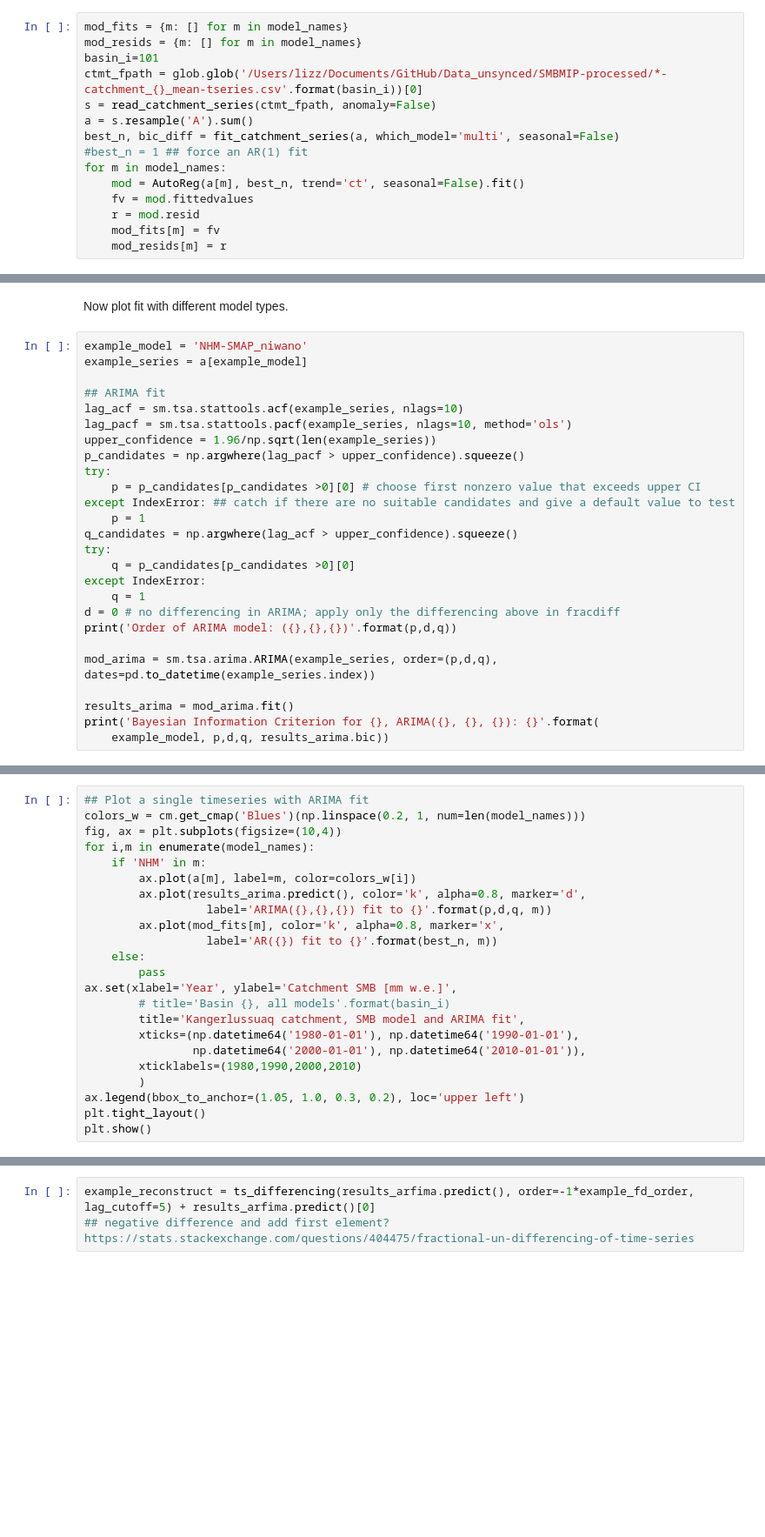
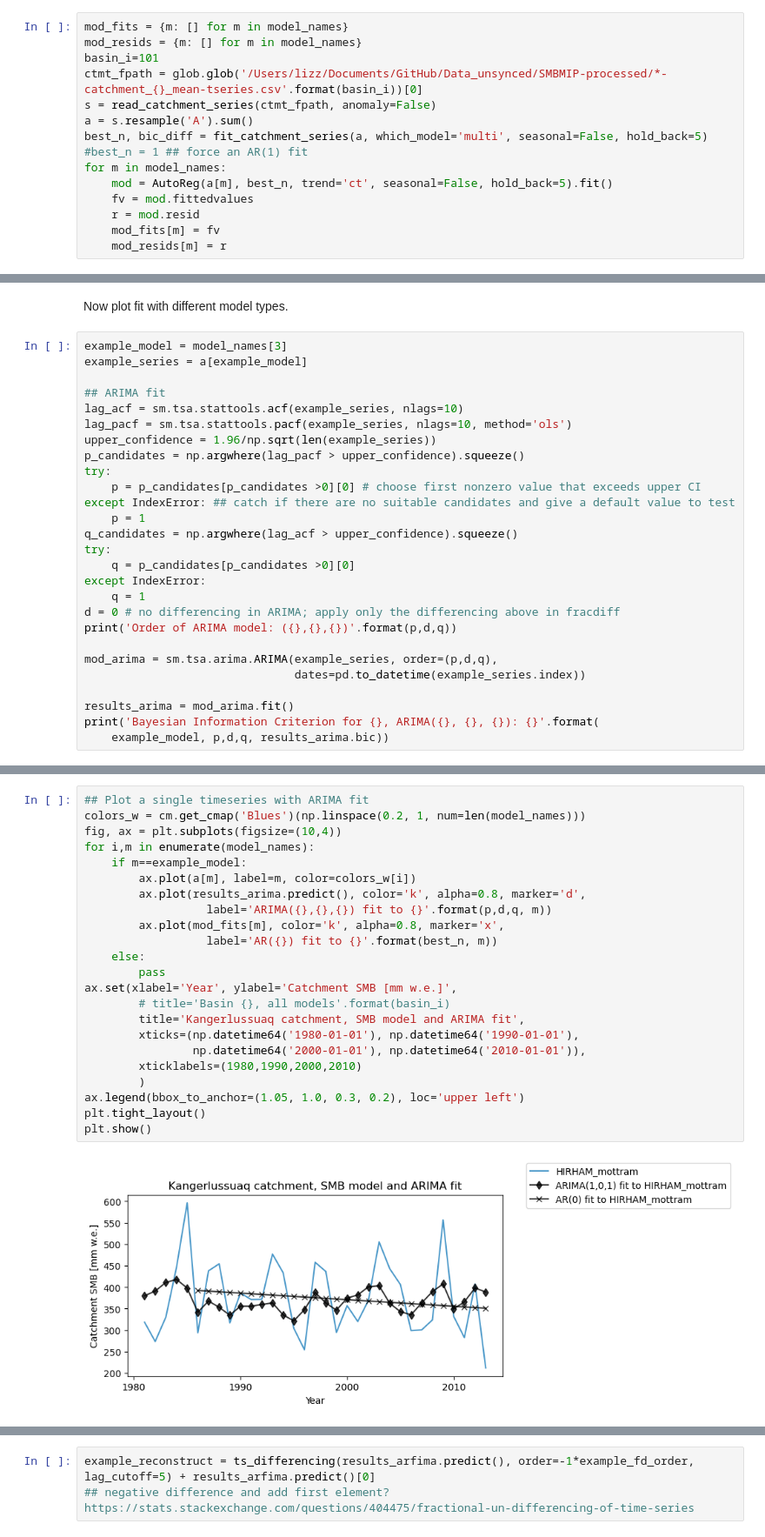
Before and after one commit to ehultee/stoch-SMB, a Jupyter notebook: model_type_comparison_plot.ipynb, the cells around one changed output, grey strips where cells are left out. Shown: that part at 87% size. Drawn from its saved outputs; the diff is of its cells as text; blank space fills up the shorter version.

```diff
--- a/model_type_comparison_plot.ipynb
+++ b/model_type_comparison_plot.ipynb
@@ -57,10 +70,10 @@ basin_i=101
 ctmt_fpath = glob.glob('/Users/lizz/Documents/GitHub/Data_unsynced/SMBMIP-processed/*-catchment_{}_mean-tseries.csv'.format(basin_i))[0]
 s = read_catchment_series(ctmt_fpath, anomaly=False)
 a = s.resample('A').sum()
-best_n, bic_diff = fit_catchment_series(a, which_model='multi', seasonal=False)
+best_n, bic_diff = fit_catchment_series(a, which_model='multi', seasonal=False, hold_back=5)
 #best_n = 1 ## force an AR(1) fit
 for m in model_names:
-    mod = AutoReg(a[m], best_n, trend='ct', seasonal=False).fit()
+    mod = AutoReg(a[m], best_n, trend='ct', seasonal=False, hold_back=5).fit()
     fv = mod.fittedvalues
     r = mod.resid
     mod_fits[m] = fv
@@ -96,7 +129,7 @@ plt.show()
 # %% [markdown]
 Now plot fit with different model types.
 # %%
-example_model = 'NHM-SMAP_niwano'
+example_model = model_names[3]
 example_series = a[example_model]
 
 ## ARIMA fit
@@ -116,7 +149,8 @@ except IndexError:
 d = 0 # no differencing in ARIMA; apply only the differencing above in fracdiff
 print('Order of ARIMA model: ({},{},{})'.format(p,d,q))
 
-mod_arima = sm.tsa.arima.ARIMA(example_series, order=(p,d,q), dates=pd.to_datetime(example_series.index))
+mod_arima = sm.tsa.arima.ARIMA(example_series, order=(p,d,q),
+                               dates=pd.to_datetime(example_series.index))
 
 results_arima = mod_arima.fit()
 print('Bayesian Information Criterion for {}, ARIMA({}, {}, {}): {}'.format(
@@ -124,24 +161,26 @@ print('Bayesian Information Criterion for {}, ARIMA({}, {}, {}): {}'.format(
 # %%
 ## Plot a single timeseries with ARIMA fit
 colors_w = cm.get_cmap('Blues')(np.linspace(0.2, 1, num=len(model_names)))
 fig, ax = plt.subplots(figsize=(10,4))
 for i,m in enumerate(model_names):
-    if 'NHM' in m:
+    if m==example_model:
         ax.plot(a[m], label=m, color=colors_w[i])
         ax.plot(results_arima.predict(), color='k', alpha=0.8, marker='d',
                   label='ARIMA({},{},{}) fit to {}'.format(p,d,q, m))
         ax.plot(mod_fits[m], color='k', alpha=0.8, marker='x',
                   label='AR({}) fit to {}'.format(best_n, m))
     else:
         pass
 ax.set(xlabel='Year', ylabel='Catchment SMB [mm w.e.]',
         # title='Basin {}, all models'.format(basin_i)
         title='Kangerlussuaq catchment, SMB model and ARIMA fit',
         xticks=(np.datetime64('1980-01-01'), np.datetime64('1990-01-01'),
                 np.datetime64('2000-01-01'), np.datetime64('2010-01-01')),
         xticklabels=(1980,1990,2000,2010)
         )
 ax.legend(bbox_to_anchor=(1.05, 1.0, 0.3, 0.2), loc='upper left')
 plt.tight_layout()
 plt.show()
+# %% [output]
+[figure, added]
 # %%
```
Also changed, not shown: parts of 14 cells of this notebook.
